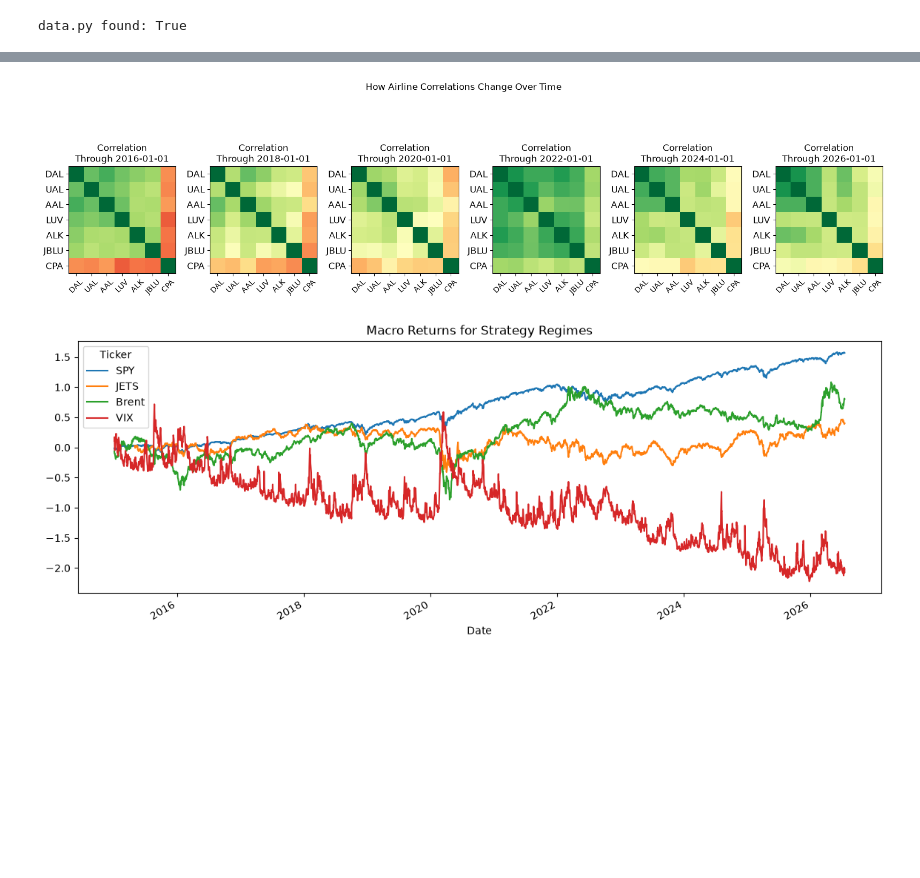
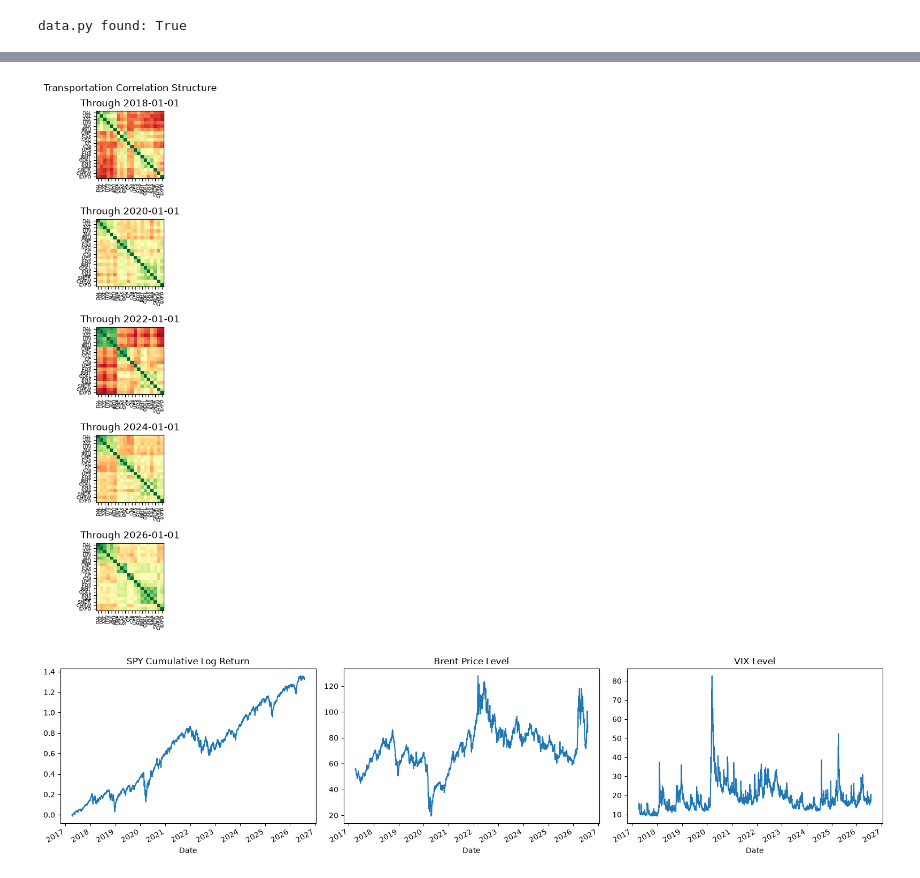
Before and after one commit to japeshwar/US-Transportation-Residual-StatArb, a Jupyter notebook: Notebooks/01_Data.ipynb, the cells around one changed output, grey strips where cells are left out. Saved outputs shown, nothing was run; the diff lists cells and outputs as text; code cells hidden in the pictures; blank space fills up the shorter version.

```diff
--- a/Notebooks/01_Data.ipynb
+++ b/Notebooks/01_Data.ipynb
@@ -36,7 +31,7 @@ print("data.py found:", os.path.exists('../data.py'))
 data.py found: True
 # %%
 # Starting Data
-airline_returns, macro_returns, prices = dt.load_data()
-print(f"Shape: {airline_returns.shape}")
-airline_returns.head()
+stocks_returns, macro_returns, prices = dt.load_data()
+print(f"Shape: {stocks_returns.shape}")
+stocks_returns.head()
 # %% [output]
@@ -65,22 +58,50 @@ plt.show()
 # %%
-fig, axes = plt.subplots(1, 6, figsize=(16, 5))
-dates = ['2016-01-01','2018-01-01', '2020-01-01', '2022-01-01','2024-01-01','2026-01-01']
+fig, axes = plt.subplots(5, 1, figsize = (16,10))
+axes = axes.flatten()
+
+dates = [
+    '2018-01-01',
+    '2020-01-01',
+    '2022-01-01',
+    '2024-01-01',
+    '2026-01-01'
+]
+
 for ax, d in zip(axes, dates):
-    subset = airline_returns[airline_returns.index <= d].tail(252)
+    subset = stocks_returns.loc[stocks_returns.index <= d].tail(252)
     corr = subset.corr()
-    im = ax.imshow(corr.values, cmap='RdYlGn', vmin=0, vmax=1.0)
-    ax.set_xticks(range(len(corr))); ax.set_xticklabels(corr.columns, rotation=45, fontsize=10)
-    ax.set_yticks(range(len(corr))); ax.set_yticklabels(corr.columns, fontsize=12)
-    ax.set_title(f"Correlation\nThrough {d[:10]}")
-plt.suptitle("How Airline Correlations Change Over Time")
+
+    im = ax.imshow(corr,
+                   cmap = 'RdYlGn',
+                   vmin = 0,
+                   vmax = 1)
+
+    ax.set_xticks(range(len(corr.columns)))
+    ax.set_xticklabels(corr.columns,
+                       rotation = 90,
+                       fontsize = 6)
+
+    ax.set_yticks(range(len(corr.columns)))
+    ax.set_yticklabels(corr.columns,
+                       fontsize = 6)
+
+    ax.set_title(f"Through {d}")
+
+plt.suptitle("Transportation Correlation Structure")
 plt.tight_layout()
 plt.show()
 # %% [output]
-[figure, old version]
+[figure, new version]
 # %%
-macro_returns[['SPY','JETS','Brent','VIX']].cumsum().plot(figsize=(14,5),title="Macro Returns for Strategy Regimes")
+fig, axes = plt.subplots(1, 3, figsize = (16, 4))
+
+macro_returns['SPY'].cumsum().plot(ax = axes[0], title = 'SPY Cumulative Log Return')
+macro_returns['Brent'].plot(ax = axes[1], title = 'Brent Price Level')
+macro_returns['VIX'].plot(ax = axes[2], title = 'VIX Level')
+
+plt.tight_layout()
 plt.show()
 # %% [output]
-[figure, old version]
+[figure, new version]
 # %%
 # Price Charts
```
Also changed, not shown: parts of 6 cells of this notebook, 13 other files.
